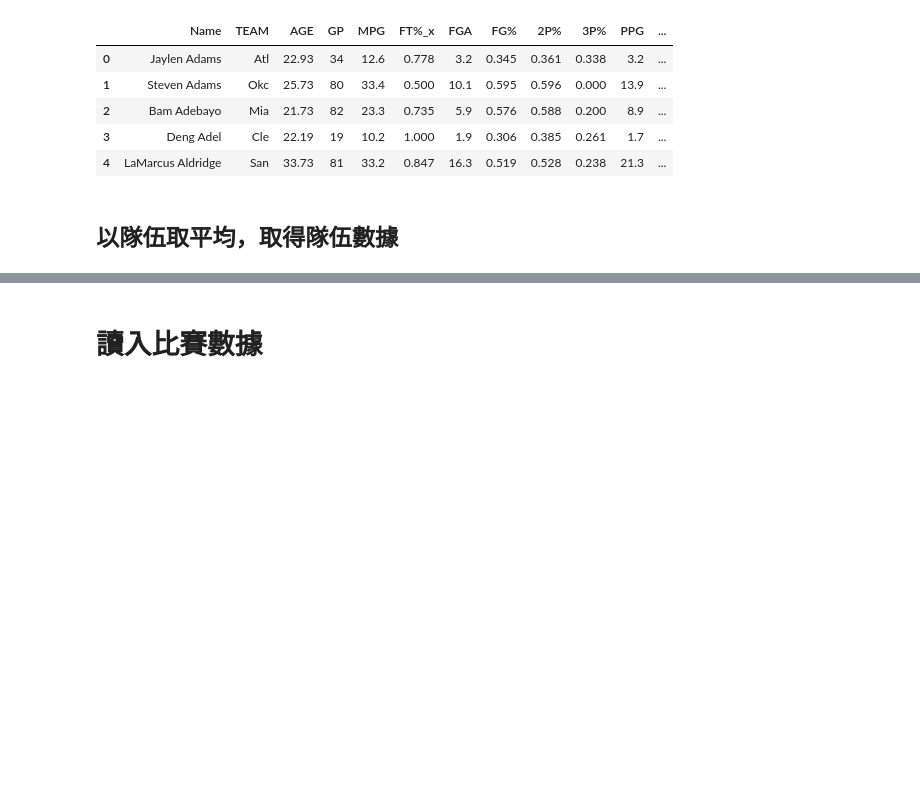
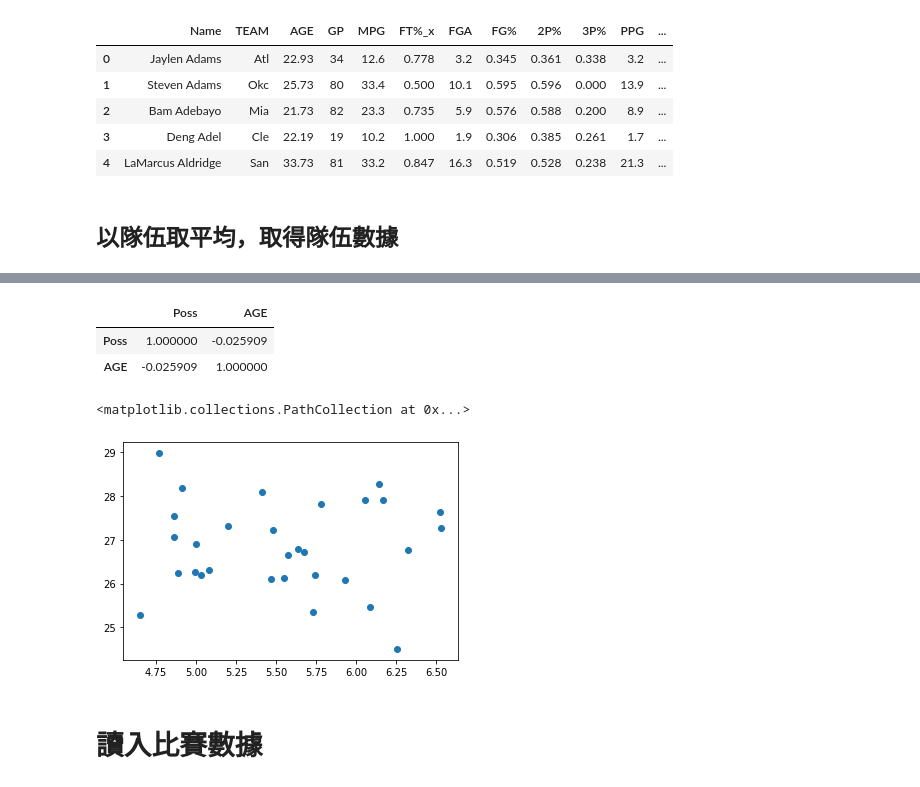
Before and after one commit to h30306/Learning-Notes, a Jupyter notebook: data-mining/decision-tree/d-tree NBA.ipynb, the cells around one changed output, grey strips where cells are left out. Cells and saved outputs as stored; diff of their text form; code cells hidden in the pictures; blank space fills up the shorter version.

```diff
--- a/data-mining/decision-tree/d-tree NBA.ipynb
+++ b/data-mining/decision-tree/d-tree NBA.ipynb
@@ -175,3 +181,14 @@ team.head()
+# %%
+team[['Poss','AGE']].corr()
+# %% [output]
+|  | Poss | AGE |
+| Poss | 1.000000 | -0.025909 |
+| AGE | -0.025909 | 1.000000 |
+# %%
+plt.scatter(team['Poss'],team['AGE'])
+# %% [output]
+<matplotlib.collections.PathCollection at 0x...>
+[figure, added]
 # %% [markdown]
 # 讀入比賽數據
 # %%
```
Also changed, not shown: parts of 14 cells of this notebook.
